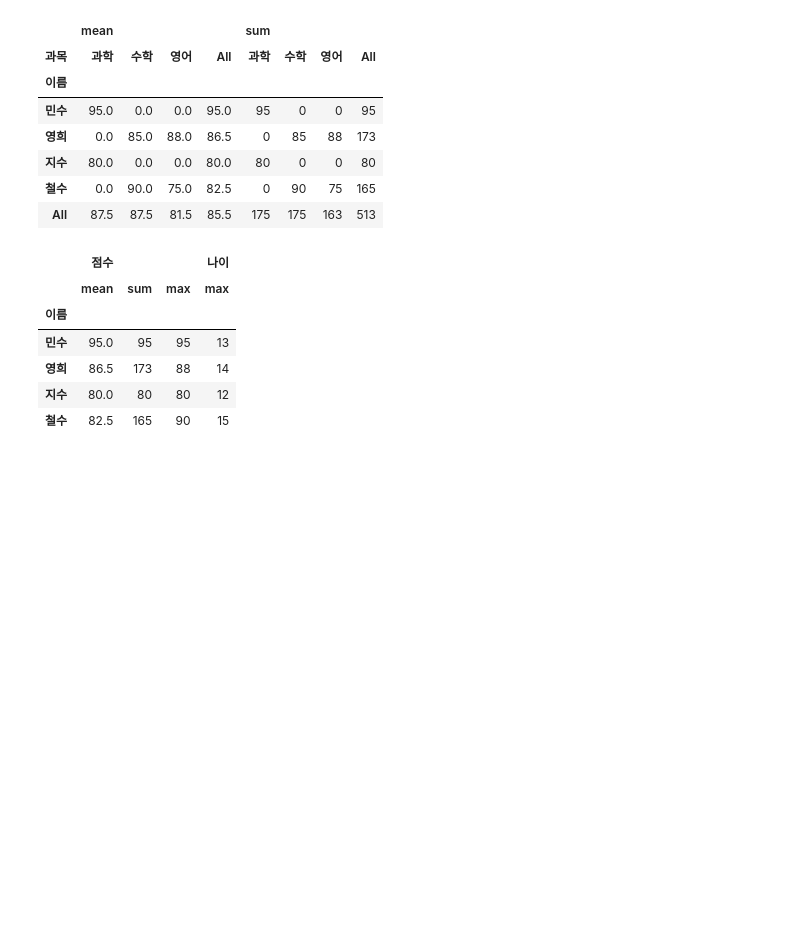
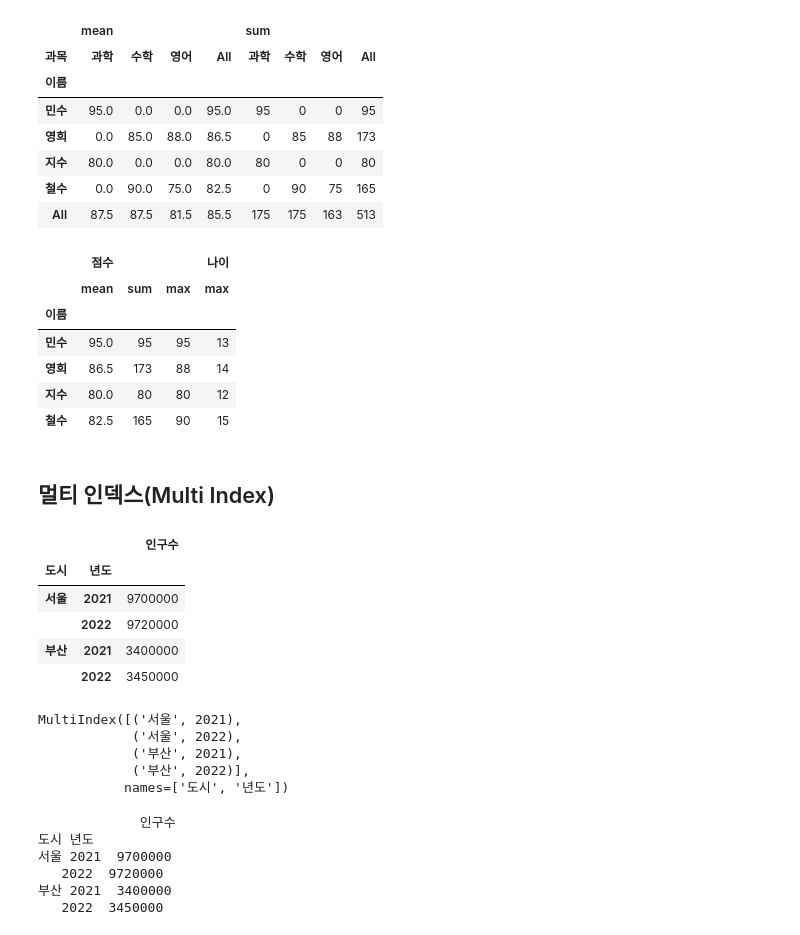
Before and after one commit to su2708/SpartaCodingClub, a Jupyter notebook: sparta2/pandas_practice.ipynb, the cells around one changed output. Drawn from its saved outputs; the diff is of its cells as text; code cells hidden in the pictures; blank space fills up the shorter version.

```diff
--- a/sparta2/pandas_practice.ipynb
+++ b/sparta2/pandas_practice.ipynb
@@ -499,3 +499,45 @@ agg_result
 | 영희 | 86.5 | 173 | 88 | 14 |
 | 지수 | 80.0 | 80 | 80 | 12 |
 | 철수 | 82.5 | 165 | 90 | 15 |
+# %% [markdown]
+## 멀티 인덱스(Multi Index)
+# %%
+# 예시 데이터프레임 생성
+data = {
+    '도시': ['서울', '서울', '부산', '부산'],
+    '년도': [2021, 2022, 2021, 2022],
+    '인구수': [9700000, 9720000, 3400000, 3450000]
+}
+df = pd.DataFrame(data)
+
+# '도시'와 '년도'를 멀티 인덱스로 설정
+df_multi_index = df.set_index(['도시', '년도'])
+df_multi_index
+# %% [output]
+|  |  | 인구수 |
+| 도시 | 년도 |  |
+| 서울 | 2021 | 9700000 |
+|  | 2022 | 9720000 |
+| 부산 | 2021 | 3400000 |
+|  | 2022 | 3450000 |
+# %%
+# 멀티 인덱스를 튜플로 직접 생성
+index = pd.MultiIndex.from_tuples([('서울', 2021), ('서울', 2022), ('부산', 2021), ('부산', 2022)], names=['도시', '년도'])
+index
+# %% [output]
+MultiIndex([('서울', 2021),
+            ('서울', 2022),
+            ('부산', 2021),
+            ('부산', 2022)],
+           names=['도시', '년도'])
+# %%
+# 데이터프레임에 적용
+df_multi_index = pd.DataFrame({'인구수': [9700000, 9720000, 3400000, 3450000]}, index=index)
+print(df_multi_index)
+# %% [output]
+             인구수
+도시 년도
+서울 2021  9700000
+   2022  9720000
+부산 2021  3400000
+   2022  3450000
```
